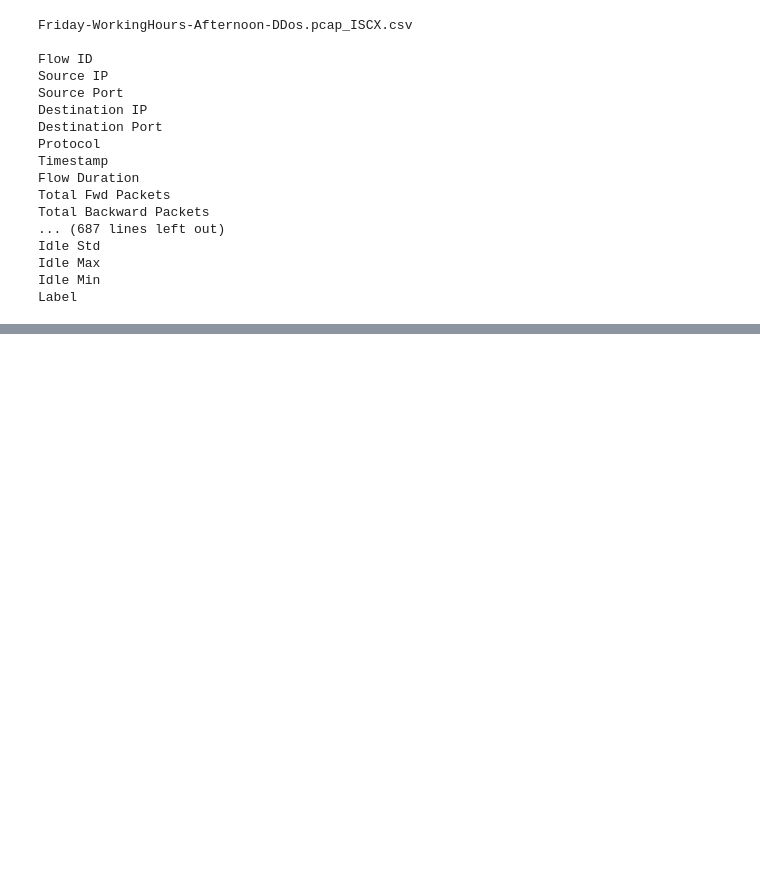
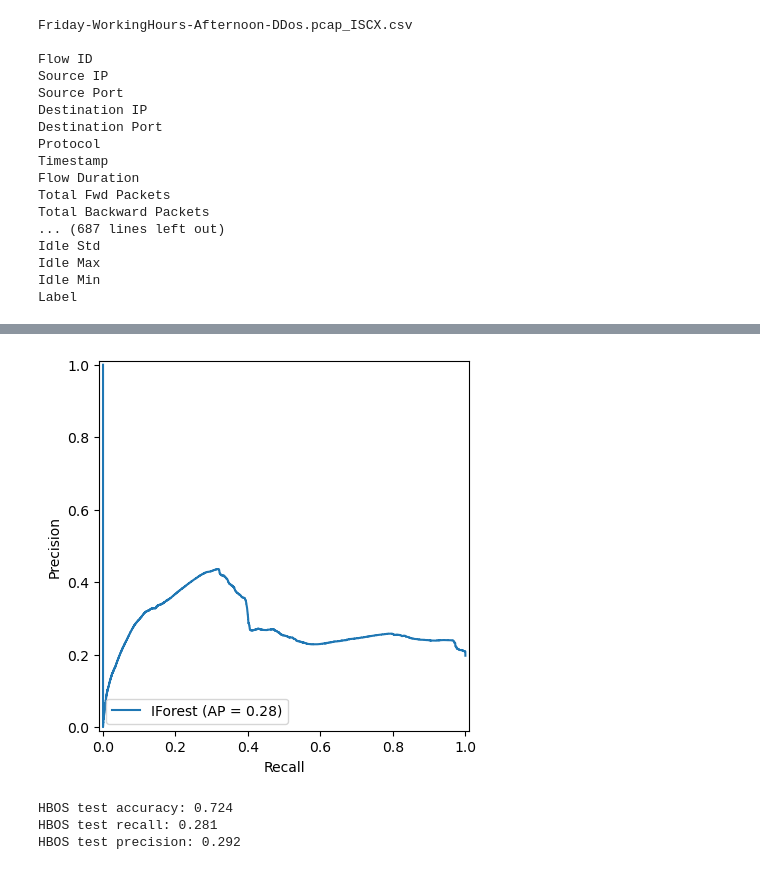
Before and after one commit to merie-san/Attack-Scenario-Reconstruction, a Jupyter notebook: jupyter notebook/reconstruction_dataset_creation.ipynb, the cells around one changed output, grey strips where cells are left out. Cells and saved outputs as stored; diff of their text form; code cells hidden in the pictures; blank space fills up the shorter version.

```diff
--- a/jupyter notebook/reconstruction_dataset_creation.ipynb
+++ b/jupyter notebook/reconstruction_dataset_creation.ipynb
@@ -604,0 +298,10 @@ with open("Anomaly detectors/mappers_dict.pkl", "wb") as f_mappers:
+# %%
+from sklearn.metrics import precision_recall_curve, average_precision_score, PrecisionRecallDisplay
+import matplotlib.pyplot as plt
+def show_prc(predictor, name):
+    y_prob=predictor.predict_proba(X_test)[:,1]
+    pre, rec, _ = precision_recall_curve(y_test, y_prob)
+    avg_pre = average_precision_score(y_test, y_prob)
+    disp=PrecisionRecallDisplay(precision=pre, recall=rec, average_precision=avg_pre, name=name)
+    disp.plot()
+    plt.show()
@@ -604,0 +320,10 @@ with open("Anomaly detectors/mappers_dict.pkl", "wb") as f_mappers:
+# %%
+show_prc(iforest, "IForest")
+# %% [output]
+[figure, added]
+# %%
+evaluate_metrics(hbos, "HBOS")
+# %% [output]
+HBOS test accuracy: 0.724
+HBOS test recall: 0.281
+HBOS test precision: 0.292
```
Also changed, not shown: parts of 184 cells of this notebook, 4 other files.
